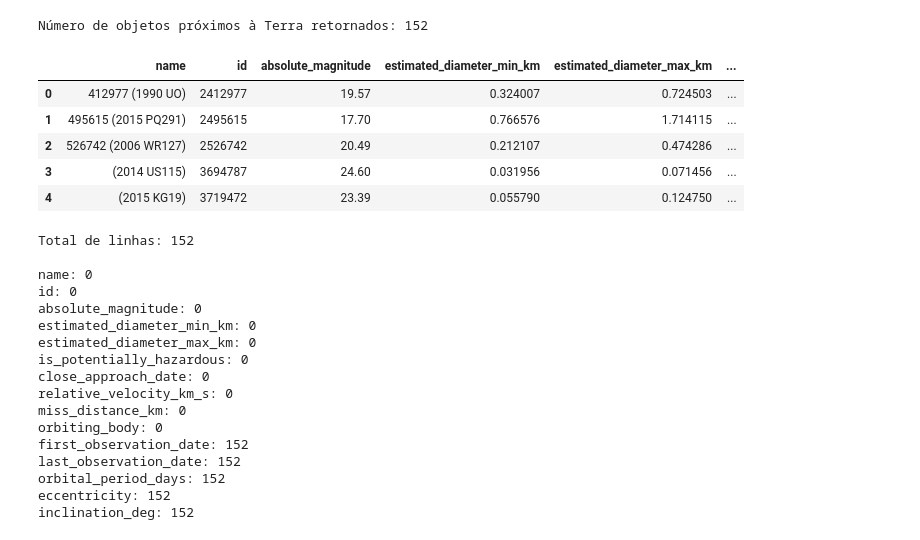
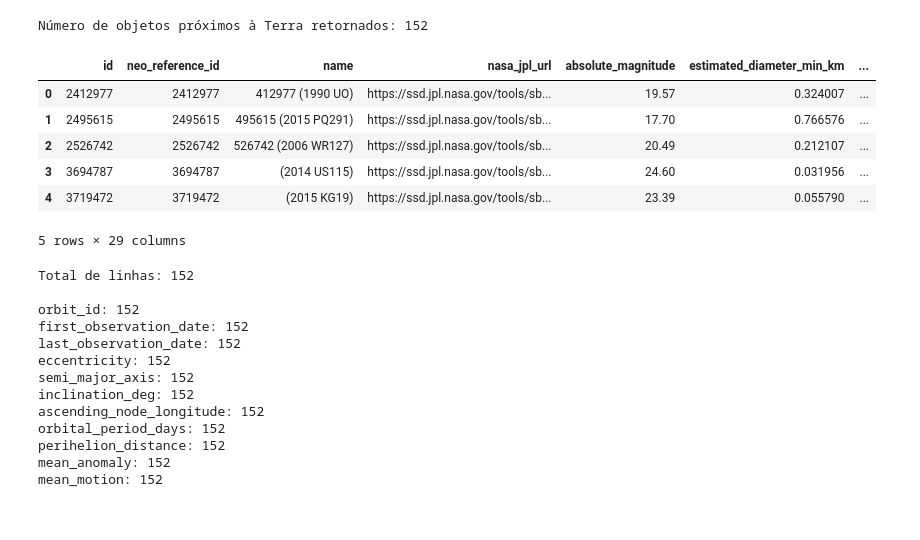
Before and after one commit to ero2003730/Nasa-NEO-API-Analysis, a Jupyter notebook: nasa.ipynb, the cells around one changed output. Cells and saved outputs as stored; diff of their text form; code cells hidden in the pictures.

```diff
--- a/nasa.ipynb
+++ b/nasa.ipynb
@@ -55,64 +121,80 @@ print(f"Número de objetos próximos à Terra retornados: {data['element_count']
 # %% [output]
 Número de objetos próximos à Terra retornados: 152
 # %%
+import pandas as pd
+
 asteroids_list = []
 for date in neo_data:
     for asteroid in neo_data[date]:
         asteroids_list.append({
+
+            'id': asteroid['id'],
+            'neo_reference_id': asteroid['neo_reference_id'],
             'name': asteroid['name'],
-            'id': asteroid['id'],
+            'nasa_jpl_url': asteroid['nasa_jpl_url'],
             'absolute_magnitude': asteroid['absolute_magnitude_h'],
             'estimated_diameter_min_km': asteroid['estimated_diameter']['kilometers']['estimated_diameter_min'],
             'estimated_diameter_max_km': asteroid['estimated_diameter']['kilometers']['estimated_diameter_max'],
             'is_potentially_hazardous': asteroid['is_potentially_hazardous_asteroid'],
+
             'close_approach_date': asteroid['close_approach_data'][0]['close_approach_date'],
+            'close_approach_date_full': asteroid['close_approach_data'][0].get('close_approach_date_full', None),
+            'epoch_date_close_approach': asteroid['close_approach_data'][0].get('epoch_date_close_approach', None),
             'relative_velocity_km_s': asteroid['close_approach_data'][0]['relative_velocity']['kilometers_per_second'],
+            'relative_velocity_km_h': asteroid['close_approach_data'][0]['relative_velocity']['kilometers_per_hour'],
+            'miss_distance_astronomical': asteroid['close_approach_data'][0]['miss_distance']['astronomical'],
+            'miss_distance_lunar': asteroid['close_approach_data'][0]['miss_distance']['lunar'],
             'miss_distance_km': asteroid['close_approach_data'][0]['miss_distance']['kilometers'],
+            'miss_distance_miles': asteroid['close_approach_data'][0]['miss_distance']['miles'],
             'orbiting_body': asteroid['close_approach_data'][0]['orbiting_body'],
-            # Verificando se orbital_data existe antes de acessar
+
+            'orbit_id': asteroid.get('orbital_data', {}).get('orbit_id'),
             'first_observation_date': asteroid.get('orbital_data', {}).get('first_observation_date'),
             'last_observation_date': asteroid.get('orbital_data', {}).get('last_observation_date'),
+            'eccentricity': asteroid.get('orbital_data', {}).get('eccentricity'),
+            'semi_major_axis': asteroid.get('orbital_data', {}).get('semi_major_axis'),
+            'inclination_deg': asteroid.get('orbital_data', {}).get('inclination'),
+            'ascending_node_longitude': asteroid.get('orbital_data', {}).get('ascending_node_longitude'),
             'orbital_period_days': asteroid.get('orbital_data', {}).get('orbital_period'),
-            'eccentricity': asteroid.get('orbital_data', {}).get('eccentricity'),
-            'inclination_deg': asteroid.get('orbital_data', {}).get('inclination')
+            'perihelion_distance': asteroid.get('orbital_data', {}).get('perihelion_distance'),
+            'mean_anomaly': asteroid.get('orbital_data', {}).get('mean_anomaly'),
+            'mean_motion': asteroid.get('orbital_data', {}).get('mean_motion')
         })
 
 # Convertendo para DataFrame
 df_asteroids = pd.DataFrame(asteroids_list)
 df_asteroids.head()
 # %% [output]
-|  | name | id | absolute_magnitude | estimated_diameter_min_km | estimated_diameter_max_km | ... |
-| 0 | 412977 (1990 UO) | 2412977 | 19.57 | 0.324007 | 0.724503 | ... |
-| 1 | 495615 (2015 PQ291) | 2495615 | 17.70 | 0.766576 | 1.714115 | ... |
-| 2 | 526742 (2006 WR127) | 2526742 | 20.49 | 0.212107 | 0.474286 | ... |
-| 3 | (2014 US115) | 3694787 | 24.60 | 0.031956 | 0.071456 | ... |
-| 4 | (2015 KG19) | 3719472 | 23.39 | 0.055790 | 0.124750 | ... |
+|  | id | neo_reference_id | name | nasa_jpl_url | absolute_magnitude | estimated_diameter_min_km | ... |
+| 0 | 2412977 | 2412977 | 412977 (1990 UO) | https://ssd.jpl.nasa.gov/tools/sb... | 19.57 | 0.324007 | ... |
+| 1 | 2495615 | 2495615 | 495615 (2015 PQ291) | https://ssd.jpl.nasa.gov/tools/sb... | 17.70 | 0.766576 | ... |
+| 2 | 2526742 | 2526742 | 526742 (2006 WR127) | https://ssd.jpl.nasa.gov/tools/sb... | 20.49 | 0.212107 | ... |
+| 3 | 3694787 | 3694787 | (2014 US115) | https://ssd.jpl.nasa.gov/tools/sb... | 24.60 | 0.031956 | ... |
+| 4 | 3719472 | 3719472 | (2015 KG19) | https://ssd.jpl.nasa.gov/tools/sb... | 23.39 | 0.055790 | ... |
+5 rows × 29 columns
 # %%
 # Exibir o número total de linhas do DataFrame
 total_rows = df_asteroids.shape[0]
 print(f"Total de linhas: {total_rows}\n")
 
-# Verificar dados faltantes (NaN, None) em cada coluna e exibir o resultado
+# Verificar dados faltantes (NaN, None) em cada coluna
 missing_data = df_asteroids.isnull().sum()
 
-# Exibir a contagem de valores ausentes por coluna
+# Exibir apenas as colunas que têm pelo menos um valor ausente
 for column, missing_count in missing_data.items():
-    print(f"{column}: {missing_count}")
+    if missing_count > 0:
+        print(f"{column}: {missing_count}")
 # %% [output]
 Total de linhas: 152
 
-name: 0
-id: 0
-absolute_magnitude: 0
-estimated_diameter_min_km: 0
-estimated_diameter_max_km: 0
-is_potentially_hazardous: 0
-close_approach_date: 0
-relative_velocity_km_s: 0
-miss_distance_km: 0
-orbiting_body: 0
+orbit_id: 152
 first_observation_date: 152
 last_observation_date: 152
+eccentricity: 152
+semi_major_axis: 152
+inclination_deg: 152
+ascending_node_longitude: 152
 orbital_period_days: 152
-eccentricity: 152
-inclination_deg: 152
+perihelion_distance: 152
+mean_anomaly: 152
+mean_motion: 152
```
Also changed, not shown: parts of 19 cells of this notebook.
